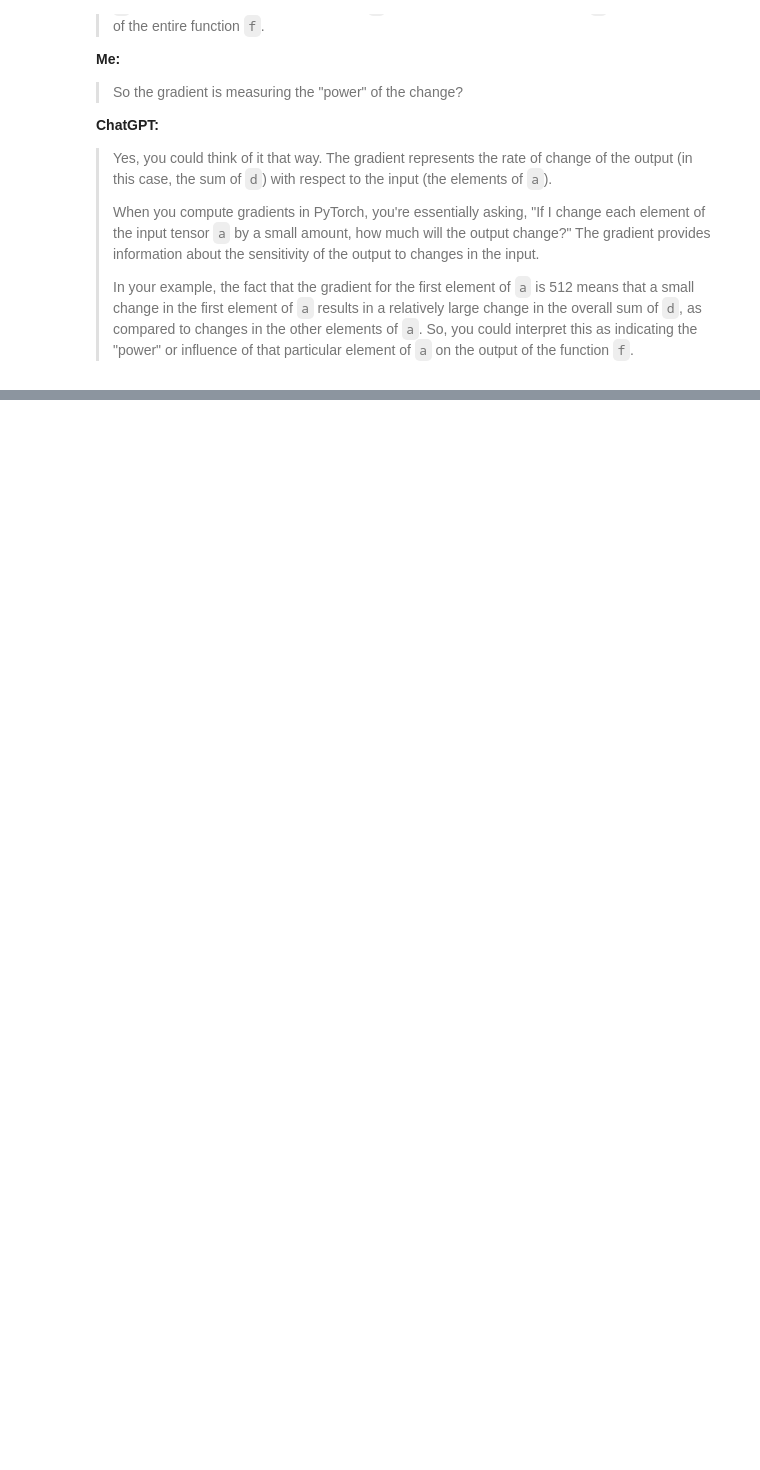
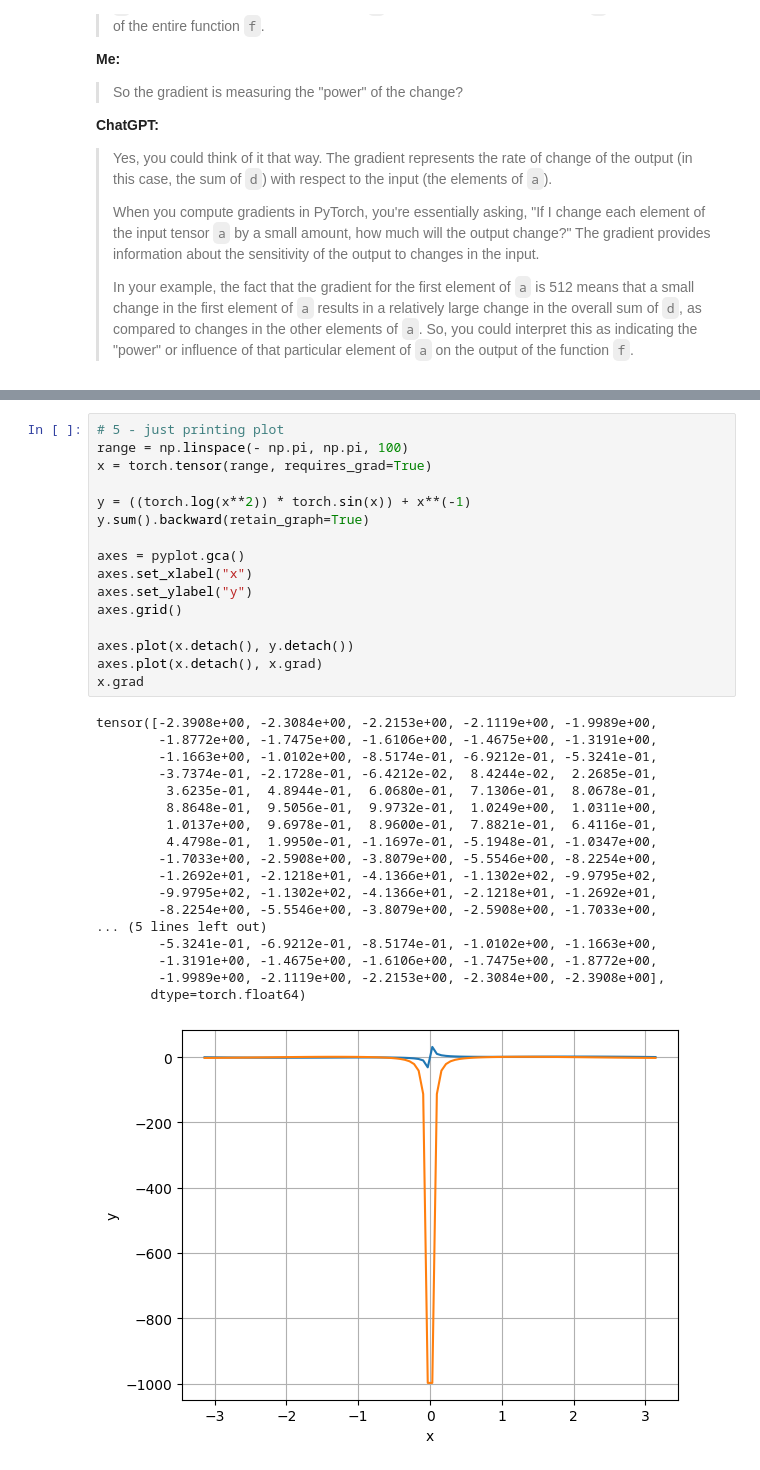
Before and after one commit to marek-onPC/d2l, a Jupyter notebook: 2_5_automatic_differentiation.ipynb, the cells around one changed output, grey strips where cells are left out. Cells and saved outputs as stored; diff of their text form; blank space fills up the shorter version.

```diff
--- a/2_5_automatic_differentiation.ipynb
+++ b/2_5_automatic_differentiation.ipynb
@@ -257,0 +289,35 @@ a, d, a.grad
+# %%
+# 5 - just printing plot
+range = np.linspace(- np.pi, np.pi, 100)
+x = torch.tensor(range, requires_grad=True)
+
+y = ((torch.log(x**2)) * torch.sin(x)) + x**(-1)
+y.sum().backward(retain_graph=True)
+
+axes = pyplot.gca()
+axes.set_xlabel("x")
+axes.set_ylabel("y")
+axes.grid()
+
+axes.plot(x.detach(), y.detach())
+axes.plot(x.detach(), x.grad)
+x.grad
+# %% [output]
+tensor([-2.3908e+00, -2.3084e+00, -2.2153e+00, -2.1119e+00, -1.9989e+00,
+        -1.8772e+00, -1.7475e+00, -1.6106e+00, -1.4675e+00, -1.3191e+00,
+        -1.1663e+00, -1.0102e+00, -8.5174e-01, -6.9212e-01, -5.3241e-01,
+        -3.7374e-01, -2.1728e-01, -6.4212e-02,  8.4244e-02,  2.2685e-01,
+         3.6235e-01,  4.8944e-01,  6.0680e-01,  7.1306e-01,  8.0678e-01,
+         8.8648e-01,  9.5056e-01,  9.9732e-01,  1.0249e+00,  1.0311e+00,
+         1.0137e+00,  9.6978e-01,  8.9600e-01,  7.8821e-01,  6.4116e-01,
+         4.4798e-01,  1.9950e-01, -1.1697e-01, -5.1948e-01, -1.0347e+00,
+        -1.7033e+00, -2.5908e+00, -3.8079e+00, -5.5546e+00, -8.2254e+00,
+        -1.2692e+01, -2.1218e+01, -4.1366e+01, -1.1302e+02, -9.9795e+02,
+        -9.9795e+02, -1.1302e+02, -4.1366e+01, -2.1218e+01, -1.2692e+01,
+        -8.2254e+00, -5.5546e+00, -3.8079e+00, -2.5908e+00, -1.7033e+00,
+... (5 lines left out)
+        -5.3241e-01, -6.9212e-01, -8.5174e-01, -1.0102e+00, -1.1663e+00,
+        -1.3191e+00, -1.4675e+00, -1.6106e+00, -1.7475e+00, -1.8772e+00,
+        -1.9989e+00, -2.1119e+00, -2.2153e+00, -2.3084e+00, -2.3908e+00],
+       dtype=torch.float64)
+[figure, added]
```
Also changed, not shown: parts of 4 cells of this notebook.
